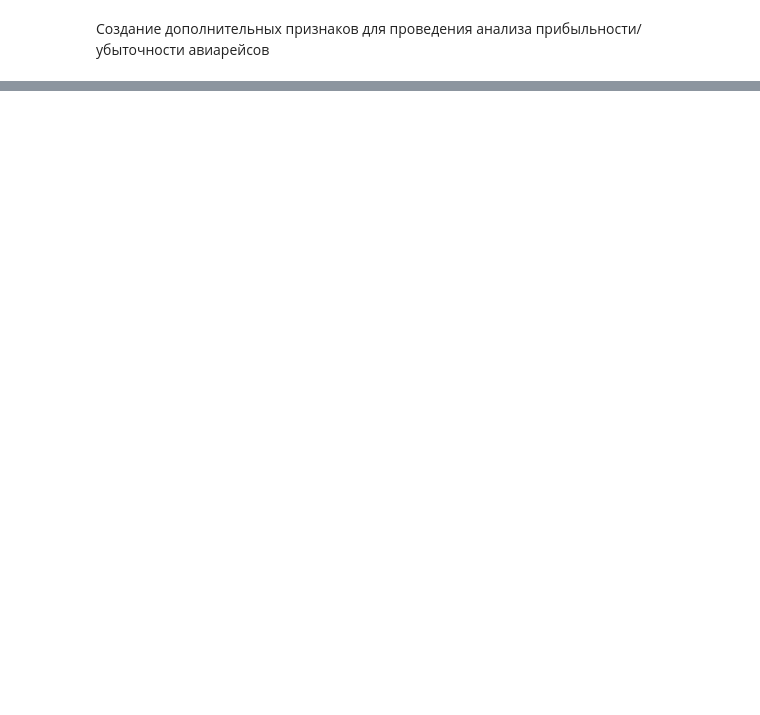
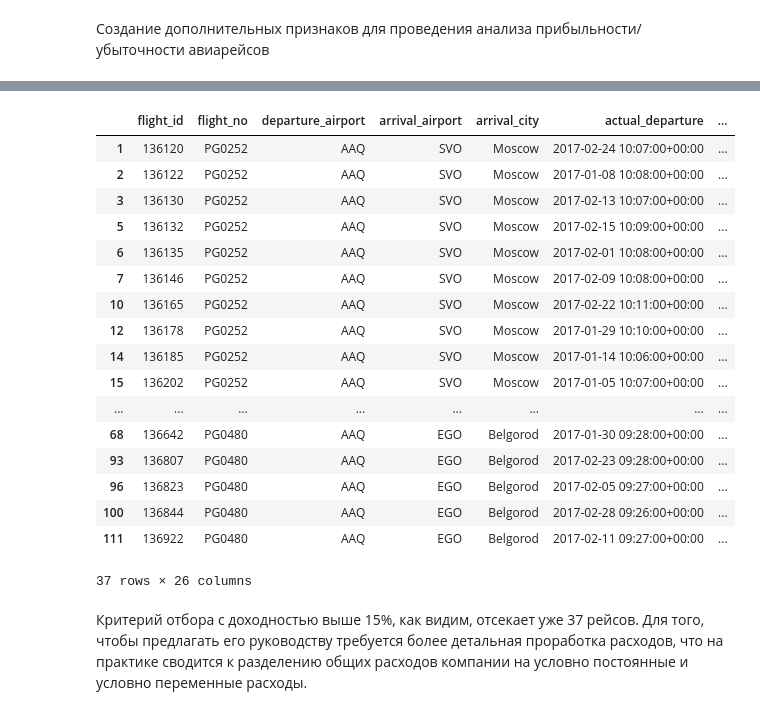
Before and after one commit to avfedorov1970/SkillFactory_DST_PRO, a Jupyter notebook: Module_4/Module_4_Andrey_Fedorov.ipynb, the cells around one changed output, grey strips where cells are left out. Saved outputs shown, nothing was run; the diff lists cells and outputs as text; code cells hidden in the pictures; blank space fills up the shorter version.

```diff
--- a/Module_4/Module_4_Andrey_Fedorov.ipynb
+++ b/Module_4/Module_4_Andrey_Fedorov.ipynb
@@ -185,0 +320,24 @@ print(f'Доля убыточных рейсов составляет {round(df[
+# %%
+df[df.return_rate < 15] # выберем рейсы с доходностью менее 15%
+# %% [output]
+|  | flight_id | flight_no | departure_airport | arrival_airport | arrival_city | actual_departure | ... |
+| 1 | 136120 | PG0252 | AAQ | SVO | Moscow | 2017-02-24 10:07:00+00:00 | ... |
+| 2 | 136122 | PG0252 | AAQ | SVO | Moscow | 2017-01-08 10:08:00+00:00 | ... |
+| 3 | 136130 | PG0252 | AAQ | SVO | Moscow | 2017-02-13 10:07:00+00:00 | ... |
+| 5 | 136132 | PG0252 | AAQ | SVO | Moscow | 2017-02-15 10:09:00+00:00 | ... |
+| 6 | 136135 | PG0252 | AAQ | SVO | Moscow | 2017-02-01 10:08:00+00:00 | ... |
+| 7 | 136146 | PG0252 | AAQ | SVO | Moscow | 2017-02-09 10:08:00+00:00 | ... |
+| 10 | 136165 | PG0252 | AAQ | SVO | Moscow | 2017-02-22 10:11:00+00:00 | ... |
+| 12 | 136178 | PG0252 | AAQ | SVO | Moscow | 2017-01-29 10:10:00+00:00 | ... |
+| 14 | 136185 | PG0252 | AAQ | SVO | Moscow | 2017-01-14 10:06:00+00:00 | ... |
+| 15 | 136202 | PG0252 | AAQ | SVO | Moscow | 2017-01-05 10:07:00+00:00 | ... |
+| ... | ... | ... | ... | ... | ... | ... | ... |
+| 68 | 136642 | PG0480 | AAQ | EGO | Belgorod | 2017-01-30 09:28:00+00:00 | ... |
+| 93 | 136807 | PG0480 | AAQ | EGO | Belgorod | 2017-02-23 09:28:00+00:00 | ... |
+| 96 | 136823 | PG0480 | AAQ | EGO | Belgorod | 2017-02-05 09:27:00+00:00 | ... |
+| 100 | 136844 | PG0480 | AAQ | EGO | Belgorod | 2017-02-28 09:26:00+00:00 | ... |
+| 111 | 136922 | PG0480 | AAQ | EGO | Belgorod | 2017-02-11 09:27:00+00:00 | ... |
+37 rows × 26 columns
+# %% [markdown]
+Критерий отбора с доходностью выше 15%, как видим, отсекает уже 37 рейсов. Для того, чтобы предлагать его руководству требуется
+более детальная проработка расходов, что на практике сводится к разделению общих расходов компании на условно постоянные и условно переменные расходы.
```
Also changed, not shown: parts of 25 cells of this notebook.
